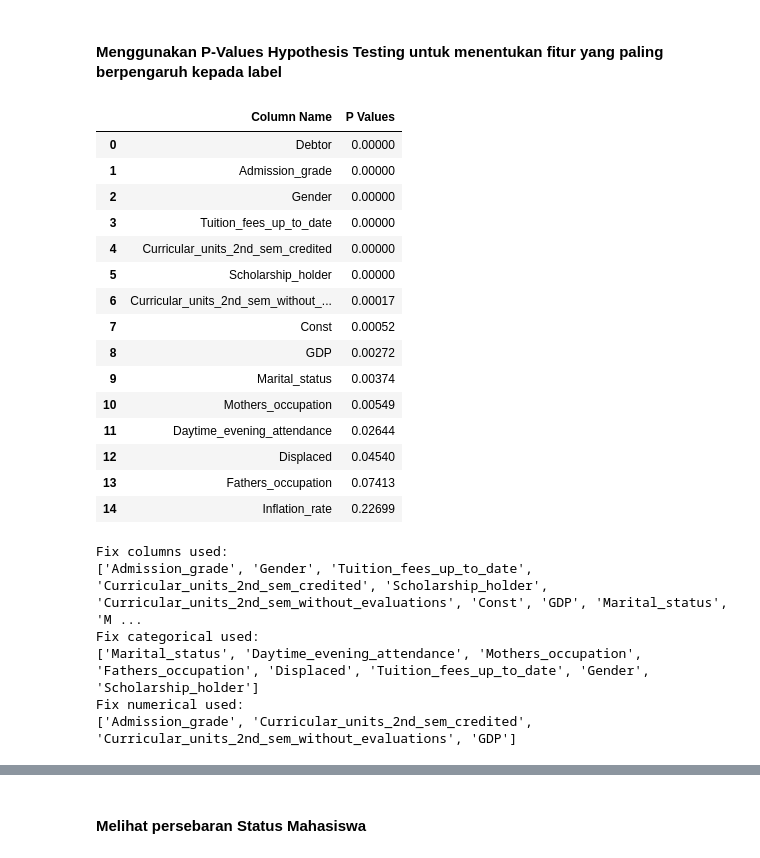
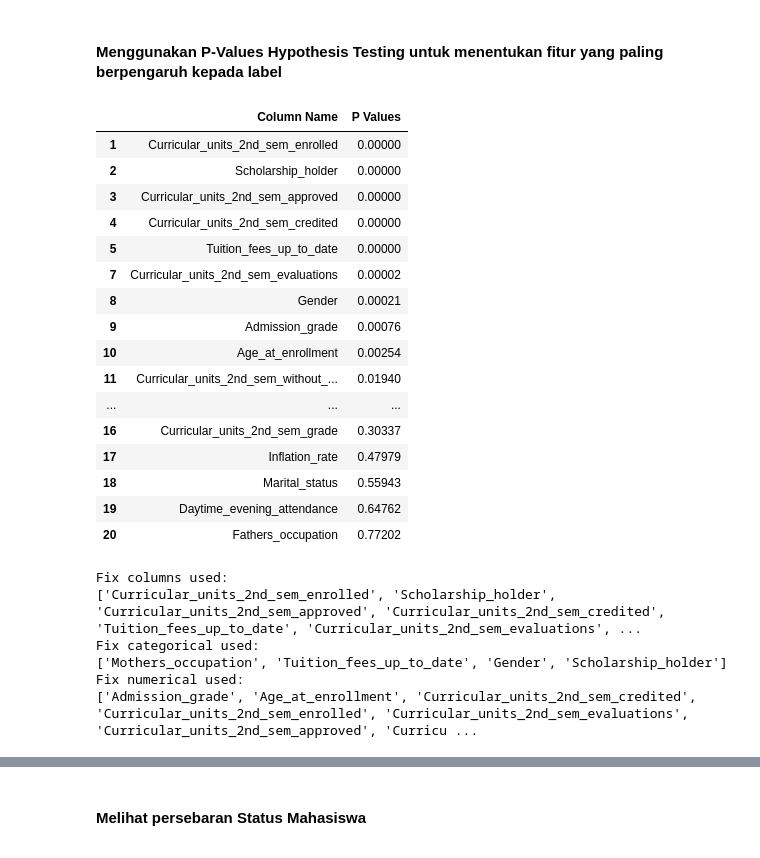
Before and after one commit to hfzdzakii/Dicoding-SolvingEducationIntsituteProblem, a Jupyter notebook: notebook.ipynb, the cells around one changed output, grey strips where cells are left out. Drawn from its saved outputs; the diff is of its cells as text; code cells hidden in the pictures.

```diff
--- a/notebook.ipynb
+++ b/notebook.ipynb
@@ -154,10 +175,11 @@ Terlihat nilai VIF untuk setiap 2 data berpola seperti redundan. Contoh :
 
 Maka buang salah satu. Pada projek ini saya akan menggunakan data sem 2 karena secara logika, nilai sem 2 adalah nilai terbaru yang tersedia di dataset.
 # %%
-drop_columns = ['Curricular_units_1st_sem_enrolled', 'Previous_qualification_grade',
+drop_columns = ['Previous_qualification_grade', 'Curricular_units_1st_sem_enrolled',
                 'Curricular_units_1st_sem_approved', 'Curricular_units_1st_sem_grade',
                 'Curricular_units_1st_sem_evaluations', 'Curricular_units_1st_sem_credited',
                 'Curricular_units_1st_sem_without_evaluations']
+#
 df.drop(drop_columns, axis=1, inplace=True)
 # %%
 new_numeric_columns = [i for i in numeric_columns if i not in drop_columns]
@@ -205,9 +227,11 @@ Menurut [Datacamp](https://www.datacamp.com/tutorial/variance-inflation-factor),
 
 Namun, karena Saya tidak memiliki domain knowledge, Saya akan mencoba trial & error.
 # %%
-drop_columns = ['Curricular_units_2nd_sem_enrolled', 'Curricular_units_2nd_sem_grade',
-                'Curricular_units_2nd_sem_approved', 'Curricular_units_2nd_sem_evaluations',
-                'Unemployment_rate', 'Age_at_enrollment']
+drop_columns = [
+                ]
+# 'Curricular_units_2nd_sem_enrolled', 'Curricular_units_2nd_sem_grade',
+# 'Curricular_units_2nd_sem_approved', 'Curricular_units_2nd_sem_evaluations',
+# 'Unemployment_rate', 'Age_at_enrollment'
 df.drop(drop_columns, axis=1, inplace=True)
 # %%
 new2_numeric_columns = [i for i in new_numeric_columns if i not in drop_columns]
@@ -311,8 +350,9 @@ Semakin tinggi nilai Crammer's V, ada indikasi kolinearitas / fitur sudah bisa d
 
 Karena Saya tidak memiliki ilmu bidang ini, Saya akan melakukan trial & error
 # %%
-drop_columns = ['Mothers_qualification', 'Fathers_qualification']
-# 'Marital_status', 'Debtor',
+drop_columns = [
+                'Mothers_qualification', 'Fathers_qualification']
+#  'Marital_status', 'Debtor',
 df.drop(drop_columns, axis=1, inplace=True)
 # %%
 new_categorical_columns = [i for i in categorical_columns if i not in drop_columns]
@@ -407,32 +447,34 @@ Status:
 # %%
 temp = ['Const'] + df.columns.to_list()[:-1]
 
 X_with_constant = sm.add_constant(df[df.columns.to_list()[:-1]].values)
 y = df['Status'].values
 model = sm.OLS(y, X_with_constant).fit()
 df_temp = pd.DataFrame({'Column Name': temp, 'P Values': model.pvalues.round(5)})\
     .sort_values(by='P Values', ascending=True)\
     .reset_index(drop=True)\
     .drop(0)
+df_temp.drop(df_temp[df_temp['Column Name'] == 'Const'].index, inplace=True)
 
 df_temp
 # %% [output]
 |  | Column Name | P Values |
-| 0 | Debtor | 0.00000 |
-| 1 | Admission_grade | 0.00000 |
-| 2 | Gender | 0.00000 |
-| 3 | Tuition_fees_up_to_date | 0.00000 |
+| 1 | Curricular_units_2nd_sem_enrolled | 0.00000 |
+| 2 | Scholarship_holder | 0.00000 |
+| 3 | Curricular_units_2nd_sem_approved | 0.00000 |
 | 4 | Curricular_units_2nd_sem_credited | 0.00000 |
-| 5 | Scholarship_holder | 0.00000 |
-| 6 | Curricular_units_2nd_sem_without_... | 0.00017 |
-| 7 | Const | 0.00052 |
-| 8 | GDP | 0.00272 |
-| 9 | Marital_status | 0.00374 |
-| 10 | Mothers_occupation | 0.00549 |
-| 11 | Daytime_evening_attendance | 0.02644 |
-| 12 | Displaced | 0.04540 |
-| 13 | Fathers_occupation | 0.07413 |
-| 14 | Inflation_rate | 0.22699 |
+| 5 | Tuition_fees_up_to_date | 0.00000 |
+| 7 | Curricular_units_2nd_sem_evaluations | 0.00002 |
+| 8 | Gender | 0.00021 |
+| 9 | Admission_grade | 0.00076 |
+| 10 | Age_at_enrollment | 0.00254 |
+| 11 | Curricular_units_2nd_sem_without_... | 0.01940 |
+| ... | ... | ... |
+| 16 | Curricular_units_2nd_sem_grade | 0.30337 |
+| 17 | Inflation_rate | 0.47979 |
+| 18 | Marital_status | 0.55943 |
+| 19 | Daytime_evening_attendance | 0.64762 |
+| 20 | Fathers_occupation | 0.77202 |
 # %%
 fix_column_used = df_temp[df_temp['P Values']<0.1]['Column Name'].values.tolist()
 fix_categorical = [i for i in new_categorical_columns if i in fix_column_used]
@@ -443,11 +485,11 @@ print(f"Fix categorical used:\n{fix_categorical}")
 print(f"Fix numerical used:\n{fix_numerical}")
 # %% [output]
 Fix columns used:
-['Admission_grade', 'Gender', 'Tuition_fees_up_to_date', 'Curricular_units_2nd_sem_credited', 'Scholarship_holder', 'Curricular_units_2nd_sem_without_evaluations', 'Const', 'GDP', 'Marital_status', 'M ...
+['Curricular_units_2nd_sem_enrolled', 'Scholarship_holder', 'Curricular_units_2nd_sem_approved', 'Curricular_units_2nd_sem_credited', 'Tuition_fees_up_to_date', 'Curricular_units_2nd_sem_evaluations', ...
 Fix categorical used:
-['Marital_status', 'Daytime_evening_attendance', 'Mothers_occupation', 'Fathers_occupation', 'Displaced', 'Tuition_fees_up_to_date', 'Gender', 'Scholarship_holder']
+['Mothers_occupation', 'Tuition_fees_up_to_date', 'Gender', 'Scholarship_holder']
 Fix numerical used:
-['Admission_grade', 'Curricular_units_2nd_sem_credited', 'Curricular_units_2nd_sem_without_evaluations', 'GDP']
+['Admission_grade', 'Age_at_enrollment', 'Curricular_units_2nd_sem_credited', 'Curricular_units_2nd_sem_enrolled', 'Curricular_units_2nd_sem_evaluations', 'Curricular_units_2nd_sem_approved', 'Curricu ...
 # %%
 all_df_col = fix_column_used + ['Status']
 fixed_df = df[all_df_col]
```
Also changed, not shown: parts of 13 cells of this notebook, 1 other file.
